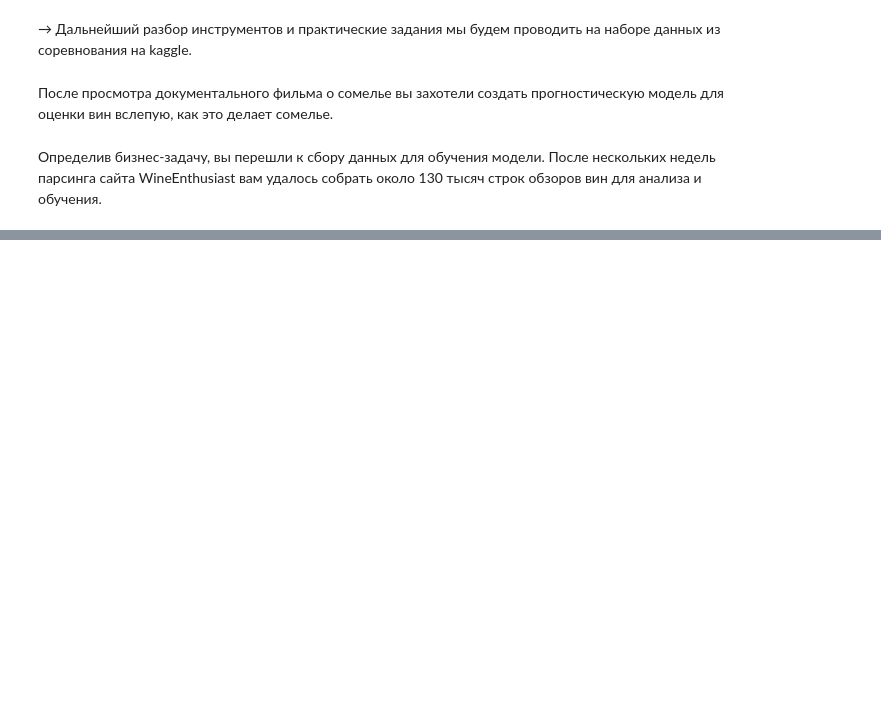
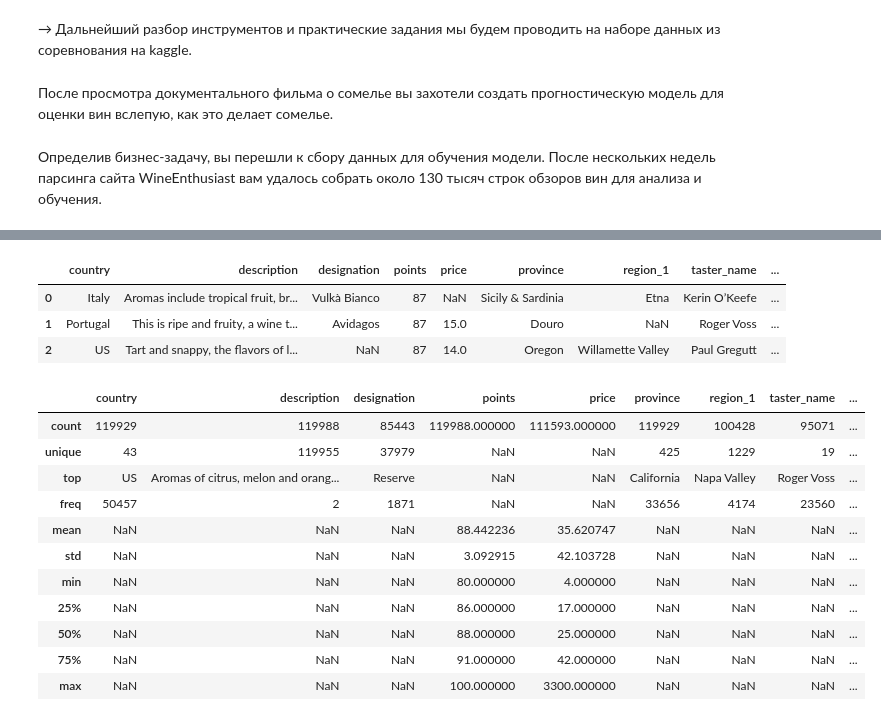
Before and after one commit to tgorbunov/sf_data_science, a Jupyter notebook: Skillfactory/EDA/EDA-1. Введение. Алгоритмы и методы EDA.ipynb, the cells around one changed output, grey strips where cells are left out. Drawn from its saved outputs; the diff is of its cells as text; code cells hidden in the pictures; blank space fills up the shorter version.

```diff
--- a/Skillfactory/EDA/EDA-1. Введение. Алгоритмы и методы EDA.ipynb
+++ b/Skillfactory/EDA/EDA-1. Введение. Алгоритмы и методы EDA.ipynb
@@ -160,0 +295,22 @@ Garbage in — garbage out (GIGO), в пер. с англ. «мусор на в
+# %%
+df.head(3)
+# %% [output]
+|  | country | description | designation | points | price | province | region_1 | taster_name | ... |
+| 0 | Italy | Aromas include tropical fruit, br... | Vulkà Bianco | 87 | NaN | Sicily & Sardinia | Etna | Kerin O’Keefe | ... |
+| 1 | Portugal | This is ripe and fruity, a wine t... | Avidagos | 87 | 15.0 | Douro | NaN | Roger Voss | ... |
+| 2 | US | Tart and snappy, the flavors of l... | NaN | 87 | 14.0 | Oregon | Willamette Valley | Paul Gregutt | ... |
+# %%
+df.describe(include='all')
+# %% [output]
+|  | country | description | designation | points | price | province | region_1 | taster_name | ... |
+| count | 119929 | 119988 | 85443 | 119988.000000 | 111593.000000 | 119929 | 100428 | 95071 | ... |
+| unique | 43 | 119955 | 37979 | NaN | NaN | 425 | 1229 | 19 | ... |
+| top | US | Aromas of citrus, melon and orang... | Reserve | NaN | NaN | California | Napa Valley | Roger Voss | ... |
+| freq | 50457 | 2 | 1871 | NaN | NaN | 33656 | 4174 | 23560 | ... |
+| mean | NaN | NaN | NaN | 88.442236 | 35.620747 | NaN | NaN | NaN | ... |
+| std | NaN | NaN | NaN | 3.092915 | 42.103728 | NaN | NaN | NaN | ... |
+| min | NaN | NaN | NaN | 80.000000 | 4.000000 | NaN | NaN | NaN | ... |
+| 25% | NaN | NaN | NaN | 86.000000 | 17.000000 | NaN | NaN | NaN | ... |
+| 50% | NaN | NaN | NaN | 88.000000 | 25.000000 | NaN | NaN | NaN | ... |
+| 75% | NaN | NaN | NaN | 91.000000 | 42.000000 | NaN | NaN | NaN | ... |
+| max | NaN | NaN | NaN | 100.000000 | 3300.000000 | NaN | NaN | NaN | ... |
```
Also changed, not shown: parts of 47 cells of this notebook, 1 other file.
